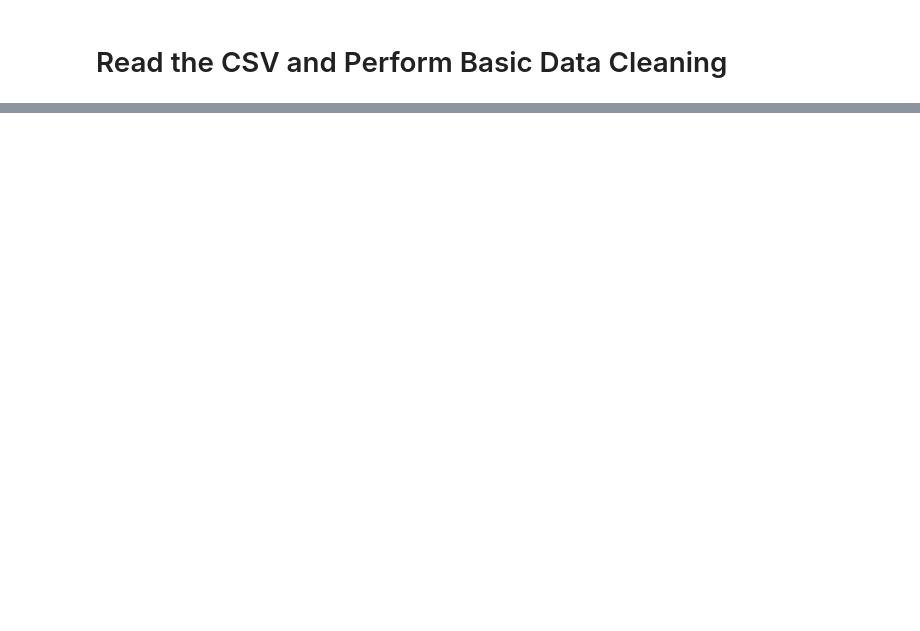
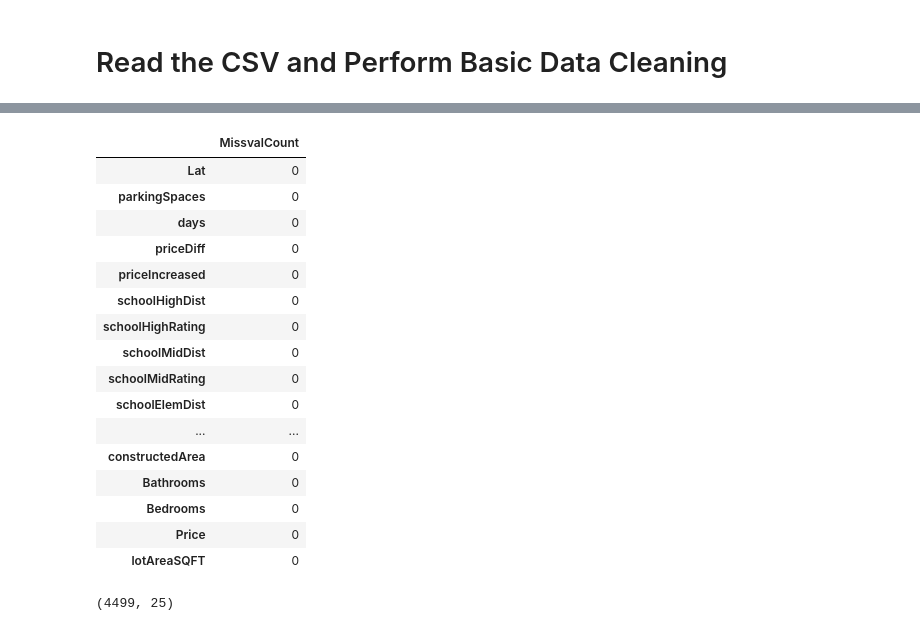
Before and after one commit to Hecgithub/House_Price_Prediction, a Jupyter notebook: ML_House_Prediction_Prices.ipynb, the cells around one changed output, grey strips where cells are left out. Cells and saved outputs as stored; diff of their text form; code cells hidden in the pictures; blank space fills up the shorter version.

```diff
--- a/ML_House_Prediction_Prices.ipynb
+++ b/ML_House_Prediction_Prices.ipynb
@@ -210,0 +73,24 @@ avg / total       0.99      0.94      0.89      0.96      0.92      0.85     172
+# %%
+# Find columns with missing values and their percent missing
+df.isnull().sum()
+miss_val = df.isnull().sum().sort_values(ascending=False)
+miss_val = pd.DataFrame(data=df.isnull().sum().sort_values(ascending=False), columns=['MissvalCount'])
+miss_val
+# %% [output]
+|  | MissvalCount |
+| Lat | 0 |
+| parkingSpaces | 0 |
+| days | 0 |
+| priceDiff | 0 |
+| priceIncreased | 0 |
+| schoolHighDist | 0 |
+| schoolHighRating | 0 |
+| schoolMidDist | 0 |
+| schoolMidRating | 0 |
+| schoolElemDist | 0 |
+| ... | ... |
+| constructedArea | 0 |
+| Bathrooms | 0 |
+| Bedrooms | 0 |
+| Price | 0 |
+| lotAreaSQFT | 0 |
@@ -210,0 +100,5 @@ avg / total       0.99      0.94      0.89      0.96      0.92      0.85     172
+# %%
+# Check the dimension of the dataset
+df.shape
+# %% [output]
+(4499, 25)
```
Also changed, not shown: parts of 54 cells of this notebook.
